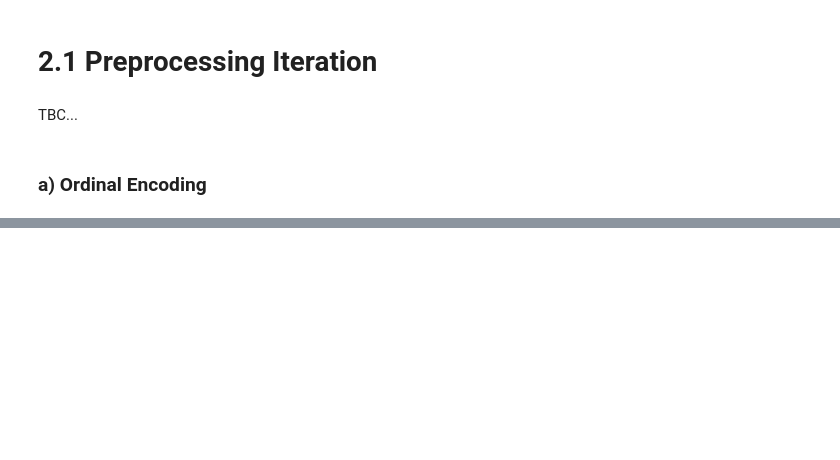
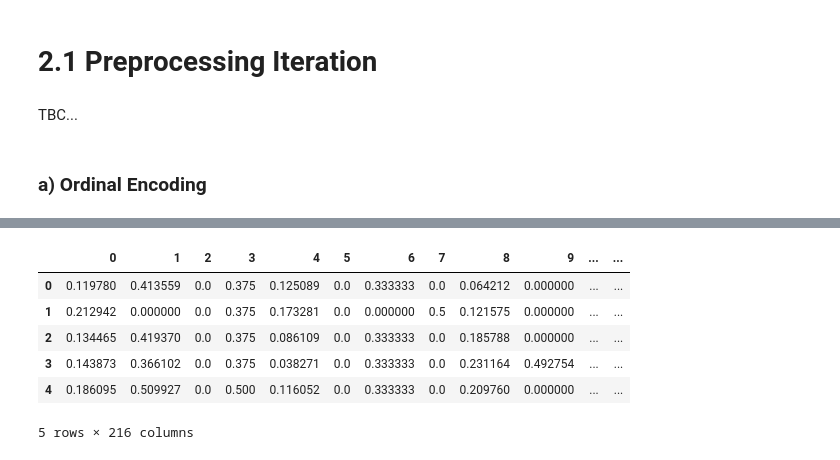
Before and after one commit to matt-ieraci/kaggle-house-prices, a Jupyter notebook: notebooks/houses_kaggle_comp.ipynb, the cells around one changed output, grey strips where cells are left out. Saved outputs shown, nothing was run; the diff lists cells and outputs as text; code cells hidden in the pictures; blank space fills up the shorter version.

Commit message:
Finished Ordinal Encoding Section

```diff
--- a/notebooks/houses_kaggle_comp.ipynb
+++ b/notebooks/houses_kaggle_comp.ipynb
@@ -288,0 +292,23 @@ SalePrice
+# %%
+# Define numerical features
+feat_numerical = sorted(X.select_dtypes(include=['int64', 'float64']).columns)
+
+preproc_numerical = make_pipeline(
+    KNNImputer(),
+    MinMaxScaler()
+)
+# %%
+feat_nominal = sorted(list(set(X.columns) - set(feat_numerical) - set(feat_ordinal)))
+
+preproc_nominal = make_pipeline(
+    SimpleImputer(strategy='most_frequent'),
+    OneHotEncoder(handle_unknown='ignore')
+)
+# %%
+preproc = make_column_transformer(
+    (preproc_numerical, feat_numerical),
+    (preproc_ordinal, feat_ordinal),
+    (preproc_nominal, feat_nominal),
+    remainder='drop'
+)
+preproc
@@ -288,0 +333,10 @@ SalePrice
+# %%
+pd.DataFrame(preproc.fit_transform(X, y)).head()
+# %% [output]
+|  | 0 | 1 | 2 | 3 | 4 | 5 | 6 | 7 | 8 | 9 | ... | ... |
+| 0 | 0.119780 | 0.413559 | 0.0 | 0.375 | 0.125089 | 0.0 | 0.333333 | 0.0 | 0.064212 | 0.000000 | ... | ... |
+| 1 | 0.212942 | 0.000000 | 0.0 | 0.375 | 0.173281 | 0.0 | 0.000000 | 0.5 | 0.121575 | 0.000000 | ... | ... |
+| 2 | 0.134465 | 0.419370 | 0.0 | 0.375 | 0.086109 | 0.0 | 0.333333 | 0.0 | 0.185788 | 0.000000 | ... | ... |
+| 3 | 0.143873 | 0.366102 | 0.0 | 0.375 | 0.038271 | 0.0 | 0.333333 | 0.0 | 0.231164 | 0.492754 | ... | ... |
+| 4 | 0.186095 | 0.509927 | 0.0 | 0.500 | 0.116052 | 0.0 | 0.333333 | 0.0 | 0.209760 | 0.000000 | ... | ... |
+5 rows × 216 columns
```
Also changed, not shown: parts of 4 cells of this notebook.
